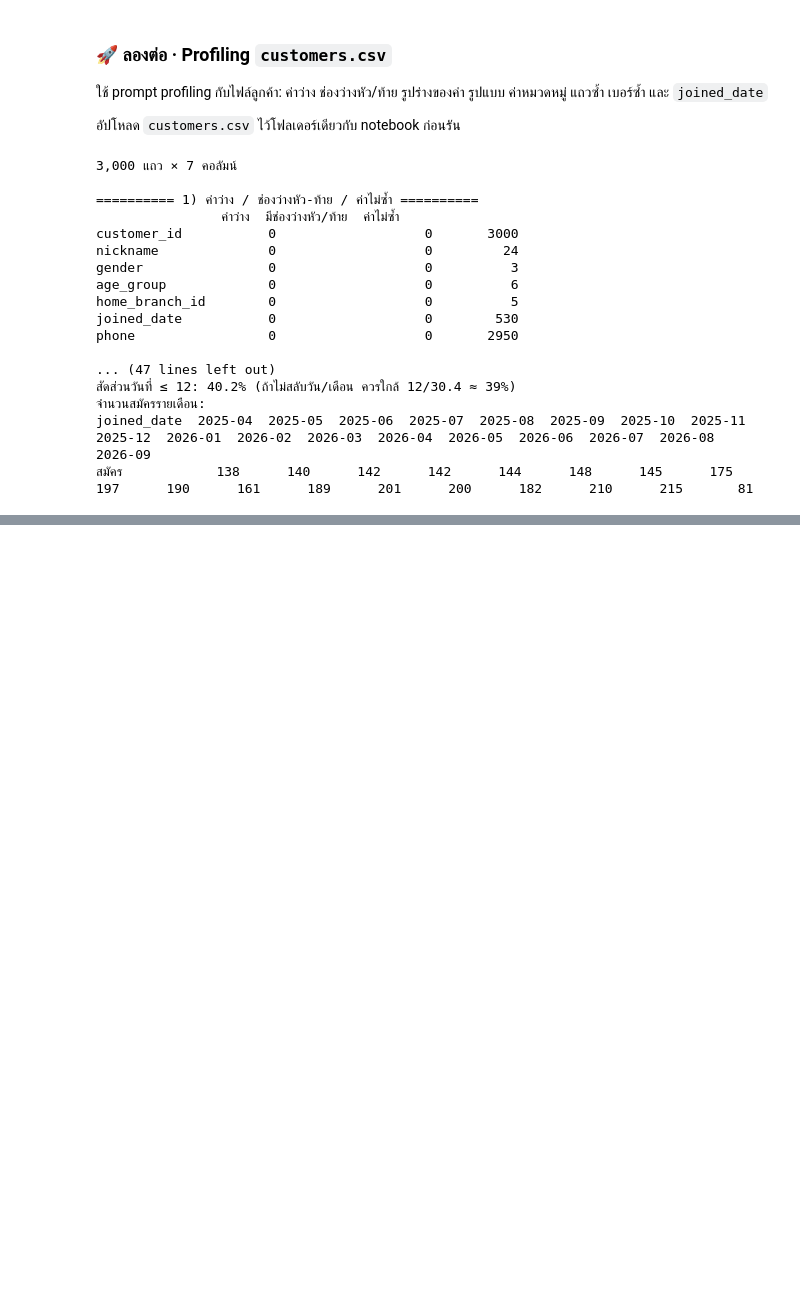
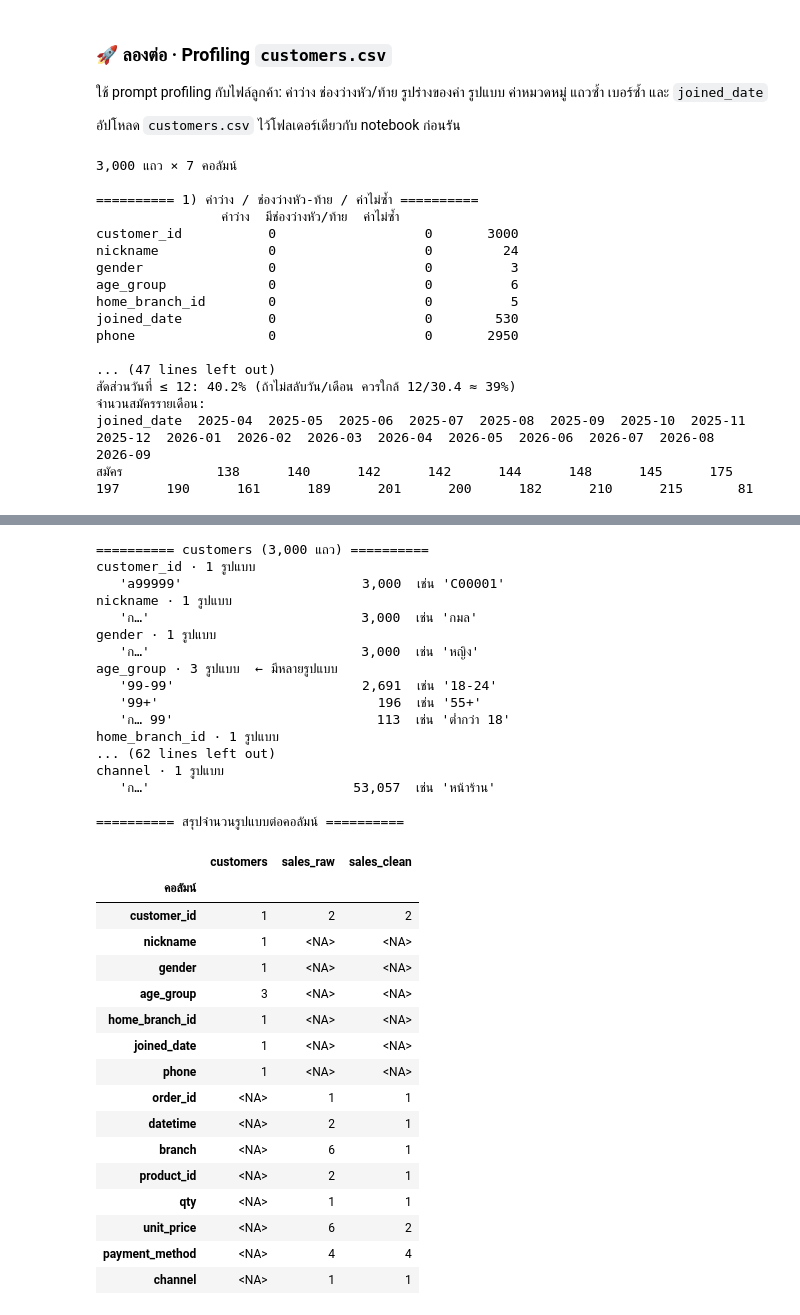
Before and after one commit to sirikorn-cmru/Baanbrew, a Jupyter notebook: notebooks/Lab2_1_Data_Cleaning.ipynb, the cells around one changed output, grey strips where cells are left out. Cells and saved outputs as stored; diff of their text form; code cells hidden in the pictures; blank space fills up the shorter version.

```diff
--- a/notebooks/Lab2_1_Data_Cleaning.ipynb
+++ b/notebooks/Lab2_1_Data_Cleaning.ipynb
@@ -585,0 +665,73 @@ joined_date  2025-04  2025-05  2025-06  2025-07  2025-08  2025-09  2025-10  2025
+# %%
+# ===== 2.2 รูปแบบของค่าในแต่ละคอลัมน์ =====
+# ตัวอักษรไทยที่ต่อกัน → ก…  ·  ตัวเลข → 9  ·  ตัวอังกฤษ → a  (ช่องว่างและเครื่องหมายคงไว้)
+import re
+
+THAI_RUN = re.compile(r"[฀-๿]+")
+
+def value_shape(v):
+    if v == "":
+        return "(ว่าง)"
+    v = THAI_RUN.sub("ก…", v)
+    v = re.sub(r"\d", "9", v)
+    return re.sub(r"[A-Za-z]", "a", v)
+
+def shape_report(d, name, top=4):
+    print(f"\n{'=' * 10} {name} ({len(d):,} แถว) {'=' * 10}")
+    summary = []
+    for col in d.columns:
+        shapes = d[col].map(value_shape)
+        counts = shapes.value_counts()
+        summary.append({"คอลัมน์": col, "จำนวนรูปแบบ": len(counts)})
+        flag = "  ← มีหลายรูปแบบ" if len(counts) > 1 else ""
+        print(f"{col} · {len(counts)} รูปแบบ{flag}")
+        for s, n in counts.head(top).items():
+            example = d.loc[shapes == s, col].iloc[0]
+            print(f"   {s!r:<28} {n:>7,}  เช่น {example!r}")
+        if len(counts) > top:
+            print(f"   … อีก {len(counts) - top} รูปแบบ")
+    return pd.DataFrame(summary).set_index("คอลัมน์")["จำนวนรูปแบบ"]
+
+shape_counts = pd.concat({
+    "customers": shape_report(cust, "customers"),
+    "sales_raw": shape_report(df, "sales_raw"),
+    "sales_clean": shape_report(clean, "sales_clean"),
+}, axis=1)
+
+print(f"\n{'=' * 10} สรุปจำนวนรูปแบบต่อคอลัมน์ {'=' * 10}")
+display(shape_counts.astype("Int64"))
+# %% [output]
+========== customers (3,000 แถว) ==========
+customer_id · 1 รูปแบบ
+   'a99999'                       3,000  เช่น 'C00001'
+nickname · 1 รูปแบบ
+   'ก…'                           3,000  เช่น 'กมล'
+gender · 1 รูปแบบ
+   'ก…'                           3,000  เช่น 'หญิง'
+age_group · 3 รูปแบบ  ← มีหลายรูปแบบ
+   '99-99'                        2,691  เช่น '18-24'
+   '99+'                            196  เช่น '55+'
+   'ก… 99'                          113  เช่น 'ต่ำกว่า 18'
+home_branch_id · 1 รูปแบบ
+... (62 lines left out)
+channel · 1 รูปแบบ
+   'ก…'                          53,057  เช่น 'หน้าร้าน'
+
+========== สรุปจำนวนรูปแบบต่อคอลัมน์ ==========
+|  | customers | sales_raw | sales_clean |
+| คอลัมน์ |  |  |  |
+| customer_id | 1 | 2 | 2 |
+| nickname | 1 | <NA> | <NA> |
+| gender | 1 | <NA> | <NA> |
+| age_group | 3 | <NA> | <NA> |
+| home_branch_id | 1 | <NA> | <NA> |
+| joined_date | 1 | <NA> | <NA> |
+| phone | 1 | <NA> | <NA> |
+| order_id | <NA> | 1 | 1 |
+| datetime | <NA> | 2 | 1 |
+| branch | <NA> | 6 | 1 |
+| product_id | <NA> | 2 | 1 |
+| qty | <NA> | 1 | 1 |
+| unit_price | <NA> | 6 | 2 |
+| payment_method | <NA> | 4 | 4 |
+| channel | <NA> | 1 | 1 |
```
Also changed, not shown: parts of 3 cells of this notebook.
